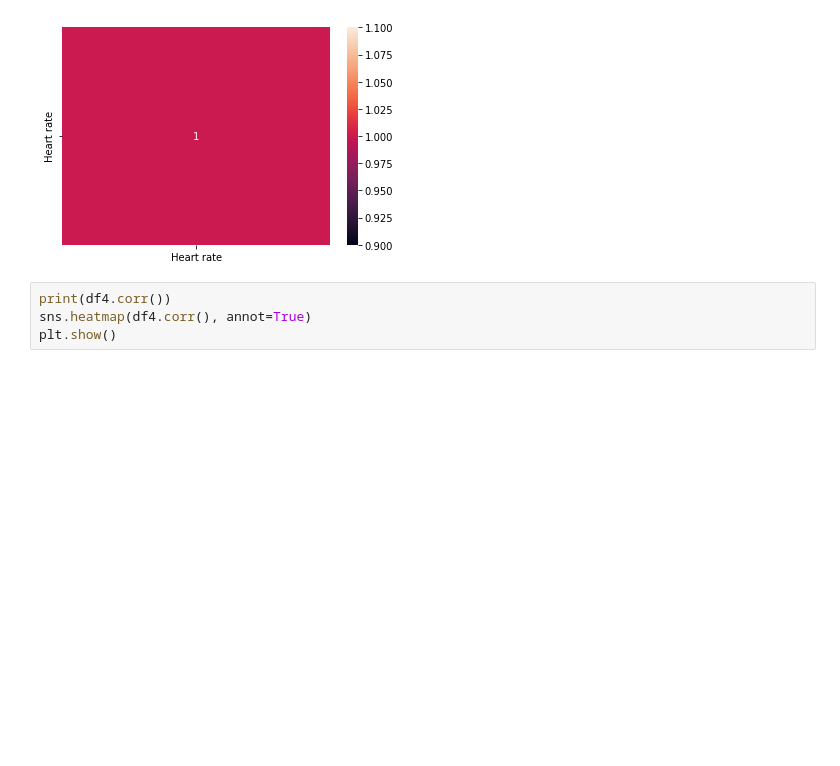
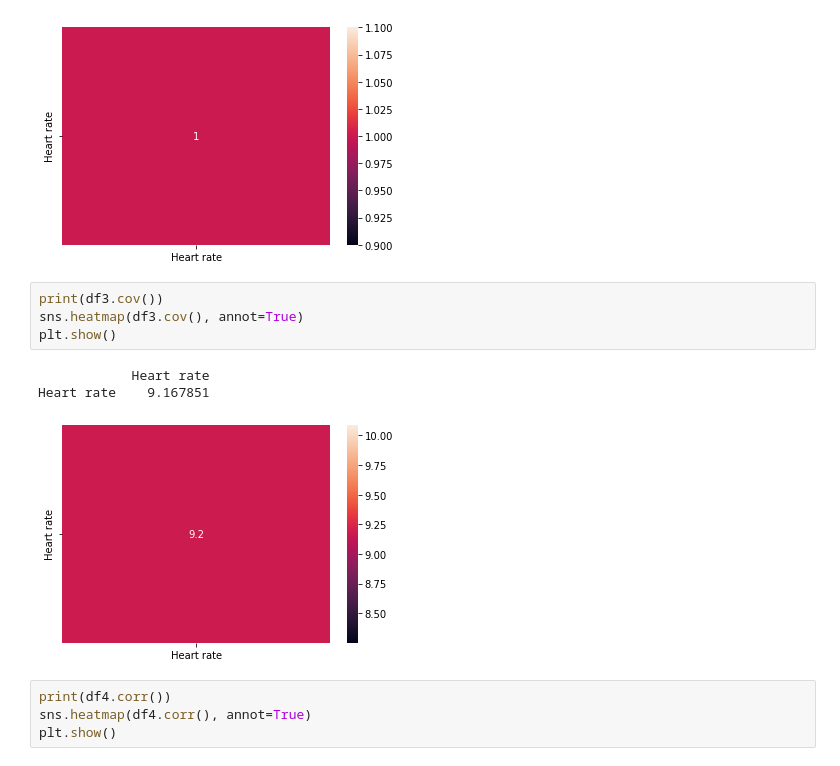
Before and after one commit to weswong02/CPSC4310, a Jupyter notebook: MLP/MLP2/analysis/EDA.ipynb, the cells around one changed output. Drawn from its saved outputs; the diff is of its cells as text; blank space fills up the shorter version.

```diff
--- a/MLP/MLP2/analysis/EDA.ipynb
+++ b/MLP/MLP2/analysis/EDA.ipynb
@@ -101,6 +145,14 @@ plt.show()
             Heart rate
 Heart rate         1.0
 [figure]
+# %%
+print(df3.cov())
+sns.heatmap(df3.cov(), annot=True)
+plt.show()
+# %% [output]
+            Heart rate
+Heart rate    9.167851
+[figure, added]
 # %%
 print(df4.corr())
 sns.heatmap(df4.corr(), annot=True)
```
Also changed, not shown: parts of 4 cells of this notebook.
